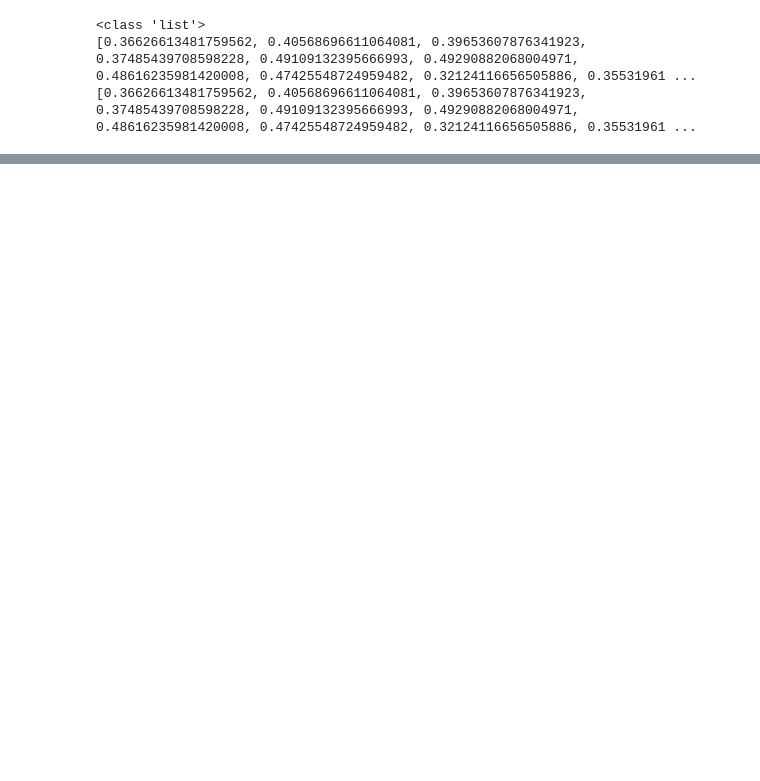
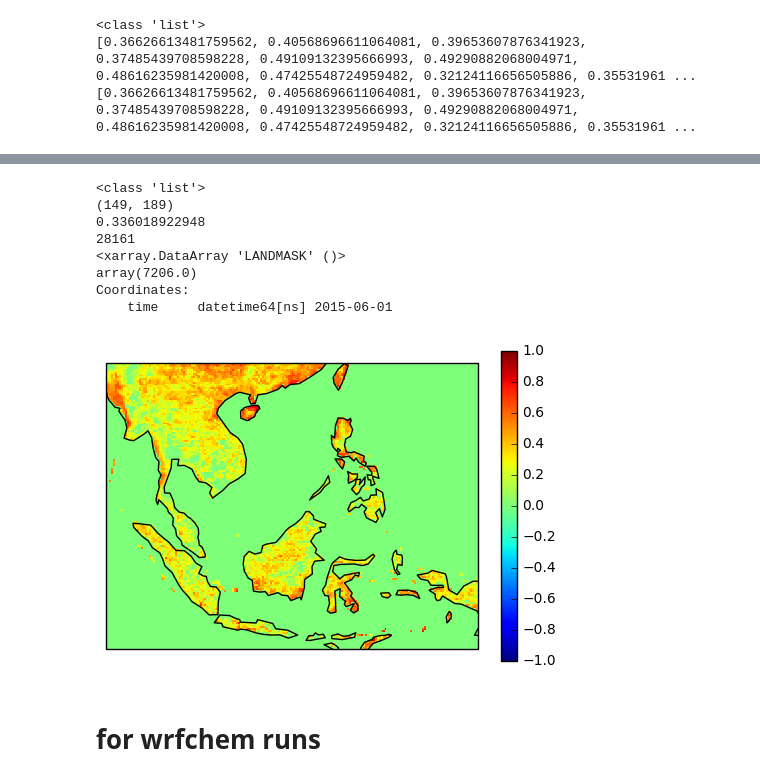
Before and after one commit to likkhian/thesisScripts, a Jupyter notebook: correlationComparison.ipynb, the cells around one changed output, grey strips where cells are left out. Cells and saved outputs as stored; diff of their text form; code cells hidden in the pictures; blank space fills up the shorter version.

```diff
--- a/correlationComparison.ipynb
+++ b/correlationComparison.ipynb
@@ -78,21 +78,2 @@ working on../WRF_Parameterization/wrfpost_run_26_2014_d01.nc ../WRF_Parameteriza
 # %% [markdown]
 Loads correlation values saved and compares it to TRMM data over land
-# %%
-corrlist=[]
-landmask=wrf2014.LANDMASK[0,:,:]
-for name in glob.glob('../WRF_Parameterization/trmm_correlations/correlation_trmm_run*.npy'):
-    corrlist.append(name)
-corrlist.sort(key=natural_keys)
-
-corrMeanAll=[]
-corrMeanLand=[]
-for filename in corrlist:
-    print(filename[-10:-4])
-    corr=np.load(filename)
-    mskcorr=corr*landmask.data
-    overallMean=np.mean(np.mean(corr))
-    overallMeanLand=mskcorr.sum()/(mskcorr != 0).sum()
-    corrMeanAll.append(overallMean)
-    corrMeanLand.append(overallMeanLand)
-    print('Average correlation overall is '+ str(overallMean))
-    print("Average correlation over land is "+ str(mskcorr.sum()/(mskcorr != 0).sum()))
@@ -173,0 +229,33 @@ print(np.sqrt(np.mean(bias**2)))
+# %%
+#look at pvalues
+pval=np.load('../WRF_Parameterization/trmm_correlations/pvals_trmm_run_13.npy')
+landmask.data[landmask.data==0]=np.nan
+mskpval=pval*landmask.data
+
+
+sigmsk=np.empty([lats,lons])
+sigmsk=mskpval<0.05
+
+print(type(corr))
+sigcorr=sigmsk*np.asarray(corr)[0,:,:]
+print(np.shape(sigcorr))
+
+plt.subplot(projection=ccrs.PlateCarree())
+plt.pcolor(gridlon,gridlat,sigcorr,vmin=-1,vmax=1)
+plt.colorbar()
+ax=plt.gca()
+ax.coastlines()
+corrmean=sigcorr.sum()/(sigcorr != 0).sum()
+print(corrmean)
+print(lats*lons)
+print(landmask.sum())
+# %% [output]
+<class 'list'>
+(149, 189)
+0.336018922948
+28161
+<xarray.DataArray 'LANDMASK' ()>
+array(7206.0)
+Coordinates:
+    time     datetime64[ns] 2015-06-01
+[figure, added]
@@ -173,0 +267,2 @@ print(np.sqrt(np.mean(bias**2)))
+# %% [markdown]
+# for wrfchem runs
```
Also changed, not shown: parts of 10 cells of this notebook, 6 other files.
